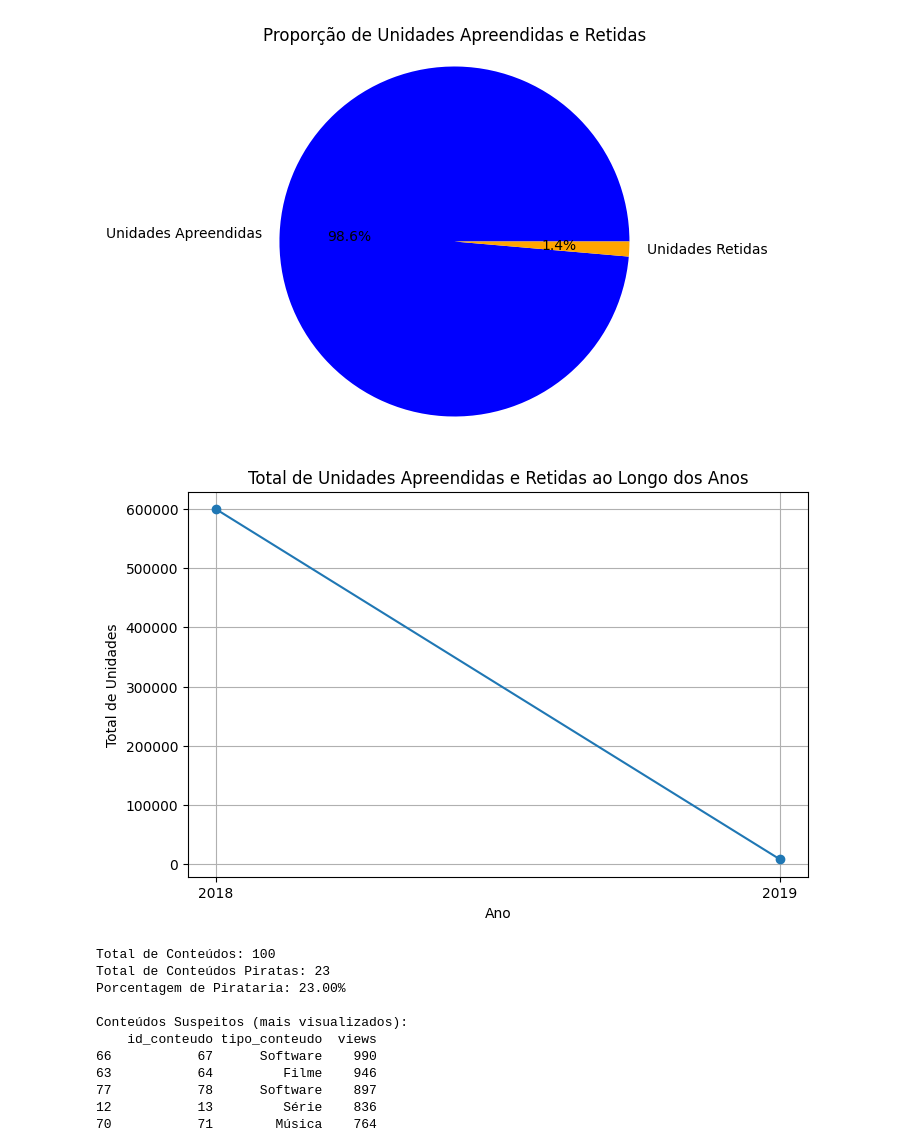
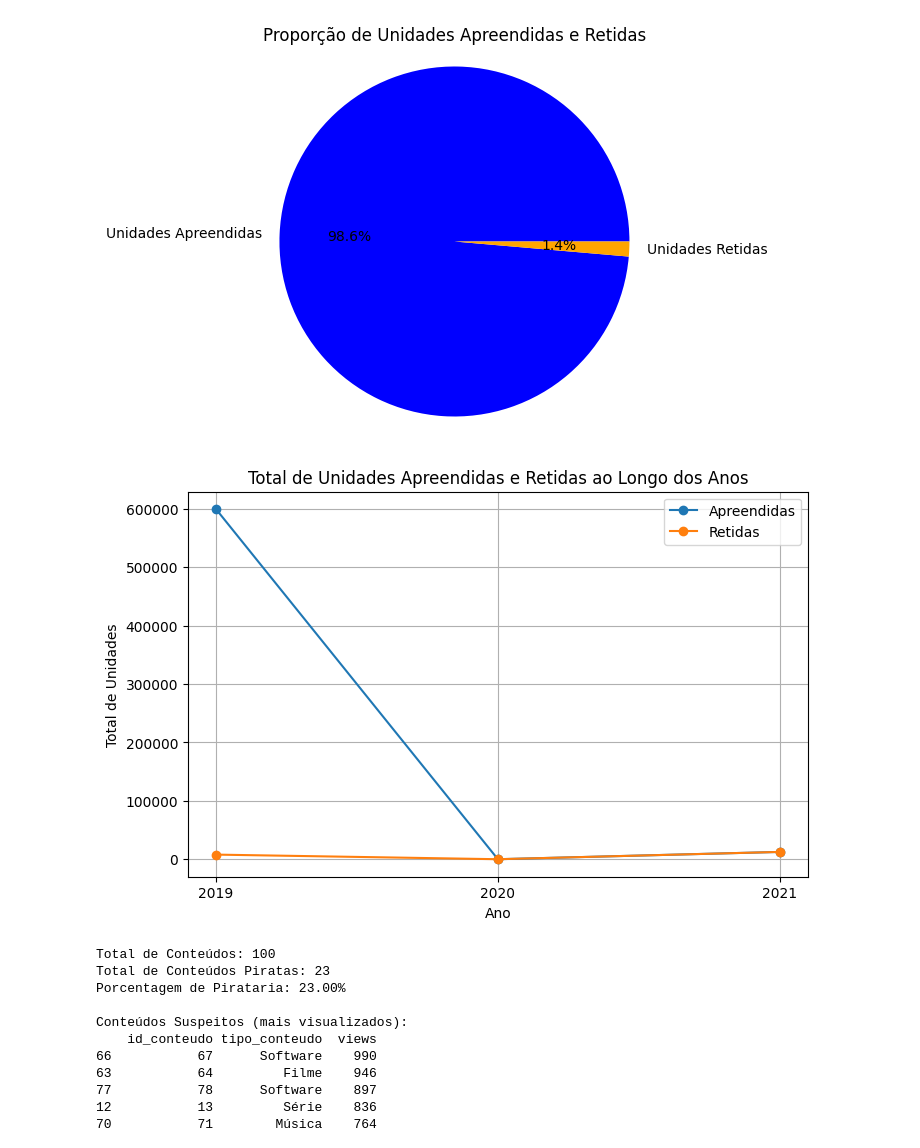
Before and after one commit to EDVADMBD/COMBATE, a Jupyter notebook: combate.ipynb, the cells around one changed output. Drawn from its saved outputs; the diff is of its cells as text; code cells hidden in the pictures.

```diff
--- a/combate.ipynb
+++ b/combate.ipynb
@@ -160,20 +160,26 @@ plt.show()
 [figure]
 # %%
 # Exemplo de dados (apreensões ao longo dos anos)
-anos = [2018, 2019]
-valores = [total_apreendidas, total_retidas]  # Pode ser qualquer métrica ao longo dos anos
+import matplotlib.pyplot as plt
 
-# Criar gráfico de linha
+# Dados fornecidos
+anos = [2019, 2020, 2021]
+total_apreendidas = [599526, 0, 12500]  # Exemplo com base nos dados fornecidos pela Anatel
+total_retidas = [7899, 0, 12500]        # Exemplo com base nos dados fornecidos pela Anatel
+
+# Criar gráfico de linha para apreensões e retenções
 plt.figure(figsize=(8, 5))
-plt.plot(anos, valores, marker='o')
+plt.plot(anos, total_apreendidas, marker='o', label='Apreendidas')
+plt.plot(anos, total_retidas, marker='o', label='Retidas')
 plt.title('Total de Unidades Apreendidas e Retidas ao Longo dos Anos')
 plt.xlabel('Ano')
 plt.ylabel('Total de Unidades')
 plt.xticks(anos)
 plt.grid()
+plt.legend()
 plt.show()
 # %% [output]
-[figure, old version]
+[figure, new version]
 # %%
 #Monitoramento dos dados de conteúdos e atividades
 import pandas as pd
```
